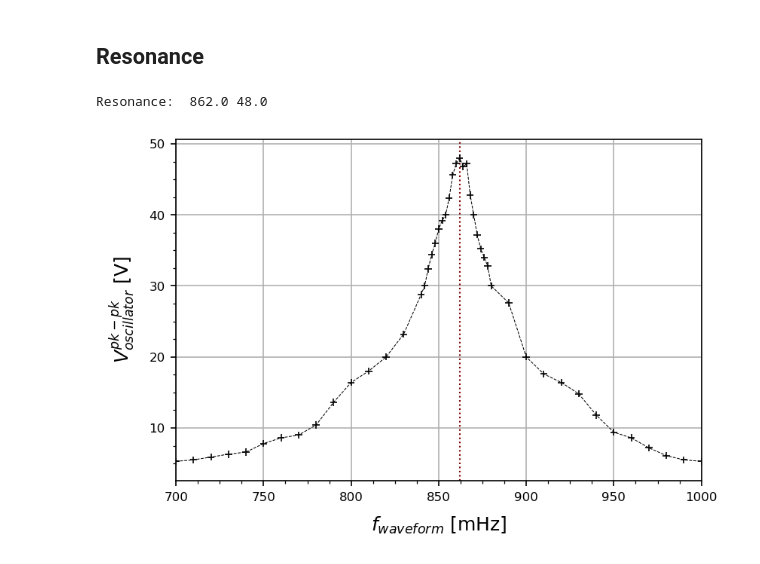
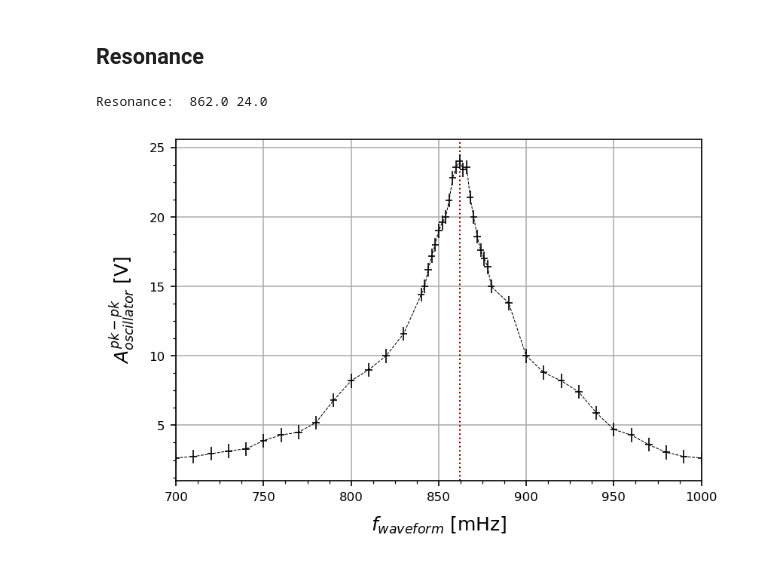
Before and after one commit to parallax-xallaraq/PHSX616, a Jupyter notebook: Lab3 - Torsional Oscillator/Code/Basic.ipynb, the cells around one changed output. Saved outputs shown, nothing was run; the diff lists cells and outputs as text; code cells hidden in the pictures.

```diff
--- a/Lab3 - Torsional Oscillator/Code/Basic.ipynb
+++ b/Lab3 - Torsional Oscillator/Code/Basic.ipynb
@@ -69,24 +69,24 @@ def PlotXmanyY(
 # %% [markdown]
 ## Resonance
 # %%
-yRes = max(tables['Resonance']['Max pk-pk [V]'])
-xRes = tables['Resonance']['Freqency [mHz]'] [ np.where(tables['Resonance']['Max pk-pk [V]'] == yRes) [0][0] ]
+yRes = max(tables['Resonance']['Max Amplitude [V]'])
+xRes = tables['Resonance']['Freqency [mHz]'] [ np.where(tables['Resonance']['Max Amplitude [V]'] == yRes) [0][0] ]
 print('Resonance: ', xRes, yRes)
 
 PlotXmanyY(
     x = tables['Resonance']['Freqency [mHz]'],
-    y  = [tables['Resonance']['Max pk-pk [V]']],
+    y  = [tables['Resonance']['Max Amplitude [V]']],
     yleg = [None],
     c =['k'],
     xerr = 2,    # error on x axis
     yerr = 0.5,    # error on y axis
     xlim = (700,1000),
     xlab = '$f_{waveform}$ [mHz]', # label on x axis
-    ylab = '$V_{oscillator}^{pk-pk}$ [V]', # label on y axis
+    ylab = '$A_{oscillator}^{pk-pk}$ [V]', # label on y axis
     vlines=[xRes],
     linestyle = '--',   # style of xy curve line
     fileName = path_fig+'resonance_VvsF.png'  # filename to save the figure as
 )
 # %% [output]
-Resonance:  862.0 48.0
+Resonance:  862.0 24.0
-[figure, old version]
+[figure, new version]
```
Also changed, not shown: 1 other file.
